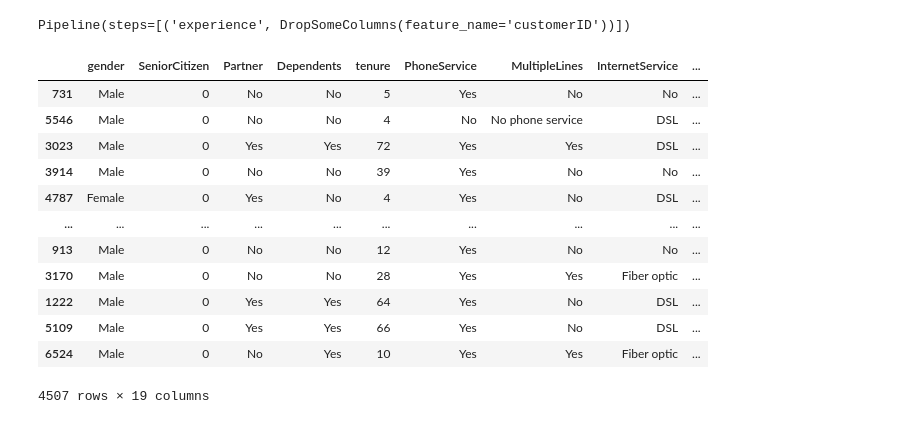
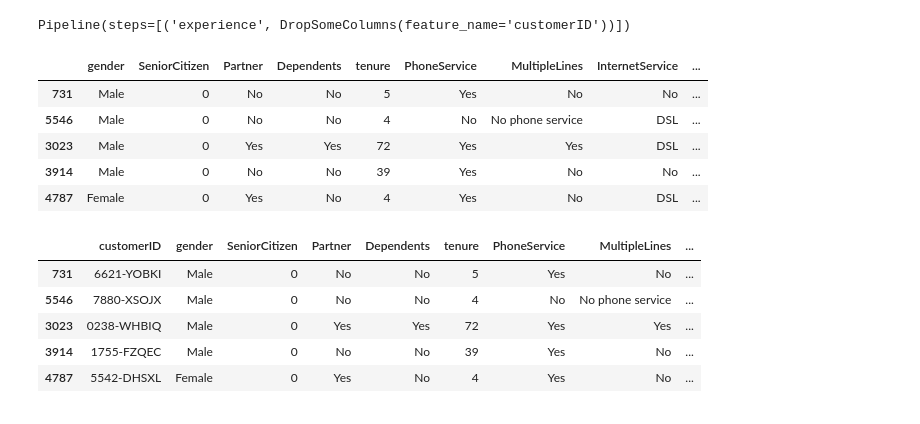
Before and after one commit to duybluemind1988/project_py, a Jupyter notebook: Learning_ds/Python pipeline.ipynb, the cells around one changed output. Cells and saved outputs as stored; diff of their text form; code cells hidden in the pictures.

```diff
--- a/Learning_ds/Python pipeline.ipynb
+++ b/Learning_ds/Python pipeline.ipynb
@@ -849,7 +842,7 @@ class DropSomeColumns(BaseEstimator, TransformerMixin):
         return X
 # %%
 pipe=Pipeline(steps=[
-                    ("experience",DropSomeColumns("customerID"))
+                    ("DropSomeColumns",DropSomeColumns("customerID"))
                     ]
              )
 # %%
@@ -858,18 +851,11 @@ pipe.fit(X_train)
 Pipeline(steps=[('experience', DropSomeColumns(feature_name='customerID'))])
 # %%
 X_train_new=pipe.transform(X_train)
-X_train_new
+X_train_new.head()
 # %% [output]
 |  | gender | SeniorCitizen | Partner | Dependents | tenure | PhoneService | MultipleLines | InternetService | ... |
 | 731 | Male | 0 | No | No | 5 | Yes | No | No | ... |
 | 5546 | Male | 0 | No | No | 4 | No | No phone service | DSL | ... |
 | 3023 | Male | 0 | Yes | Yes | 72 | Yes | Yes | DSL | ... |
 | 3914 | Male | 0 | No | No | 39 | Yes | No | No | ... |
 | 4787 | Female | 0 | Yes | No | 4 | Yes | No | DSL | ... |
-| ... | ... | ... | ... | ... | ... | ... | ... | ... | ... |
-| 913 | Male | 0 | No | No | 12 | Yes | No | No | ... |
-| 3170 | Male | 0 | No | No | 28 | Yes | Yes | Fiber optic | ... |
-| 1222 | Male | 0 | Yes | Yes | 64 | Yes | No | DSL | ... |
-| 5109 | Male | 0 | Yes | Yes | 66 | Yes | No | DSL | ... |
-| 6524 | Male | 0 | No | Yes | 10 | Yes | Yes | Fiber optic | ... |
-4507 rows × 19 columns
@@ -875,0 +878,14 @@ X_train_new
+# %%
+pipe=Pipeline(steps=[
+                    ("Convert_to_number",Convert_to_number("TotalCharges"))
+                    ]
+             )
+X_train_new=pipe.transform(X_train)
+X_train_new.head()
+# %% [output]
+|  | customerID | gender | SeniorCitizen | Partner | Dependents | tenure | PhoneService | MultipleLines | ... |
+| 731 | 6621-YOBKI | Male | 0 | No | No | 5 | Yes | No | ... |
+| 5546 | 7880-XSOJX | Male | 0 | No | No | 4 | No | No phone service | ... |
+| 3023 | 0238-WHBIQ | Male | 0 | Yes | Yes | 72 | Yes | Yes | ... |
+| 3914 | 1755-FZQEC | Male | 0 | No | No | 39 | Yes | No | ... |
+| 4787 | 5542-DHSXL | Female | 0 | Yes | No | 4 | Yes | No | ... |
```
Also changed, not shown: parts of 11 cells of this notebook.
